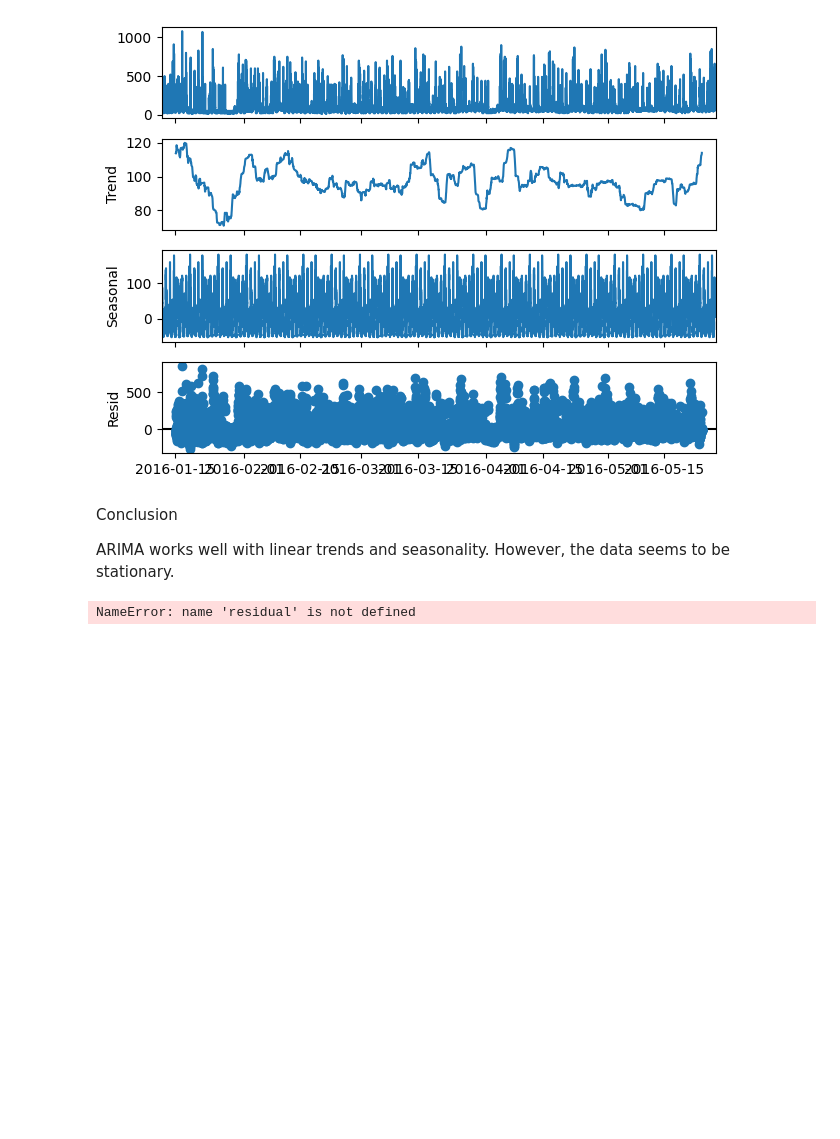
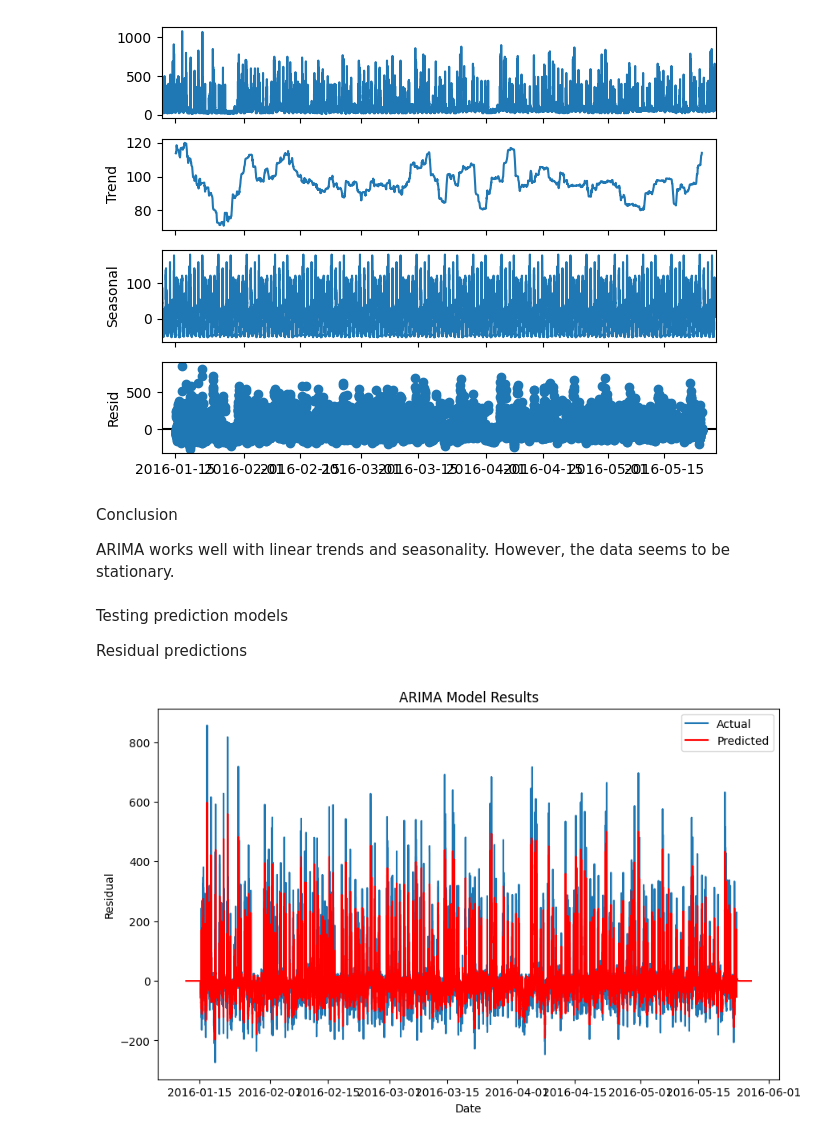
Before and after one commit to EduardoJMatosRomero/EduardoJulianMatosRomero_DCA_DVT_MLB_HCI, a Jupyter notebook: EduardoJulianMatosRomero_DCA_DVT_MLB_HCI.ipynb, the cells around one changed output. Drawn from its saved outputs; the diff is of its cells as text; code cells hidden in the pictures; blank space fills up the shorter version.

```diff
--- a/EduardoJulianMatosRomero_DCA_DVT_MLB_HCI.ipynb
+++ b/EduardoJulianMatosRomero_DCA_DVT_MLB_HCI.ipynb
@@ -13,6 +13,18 @@ from statsmodels.tsa.arima.model import ARIMA
 from sklearn.ensemble import GradientBoostingRegressor, RandomForestRegressor
 from sklearn.model_selection import GridSearchCV, train_test_split
 from sklearn import metrics
+#%pip install dash plotly pandas
+import pandas as pd
+import plotly.express as px
+import plotly.io as pio
+import plotly.graph_objects as go
+pio.templates.default = "plotly_white"
+#%pip install mlxtend
+import dash
+import dash_core_components as dcc
+import dash_html_components as html
+from dash.dependencies import Input, Output
+import plotly.express as px
 # %% [markdown]
 # Question 1:
 
@@ -493,13 +505,21 @@ model_AR = ARIMA(residual, order=(3, 0, 3))
 
 # Fit the model
 results_AR = model_AR.fit()
-# %%
-from statsmodels.tsa.arima.model import ARIMA
-
-# Defining ARIMA model with parameters p=3, d=0, q=3
-df_Arima = ARIMA(residual, order=(3, 0, 3))
-
-# Fitting the model
-fit_AR = df_Arima.fit()
-# %% [output]
-NameError: name 'residual' is not defined
+# %% [markdown]
+Testing prediction models
+
+Residual predictions
+# %%
+# Ploting ARIMA results
+plt.figure(figsize=(10, 6))  # Set the figure size
+
+# Drawing the actual residuals and predicted values
+plt.plot(residual, label='Actual')
+plt.plot(results_AR.fittedvalues, color='red', label='Predicted')
+plt.xlabel("Date")
+plt.ylabel("Residual")
+plt.legend(loc="best")
+plt.title('ARIMA Model Results')
+plt.show()
+# %% [output]
+[figure, added]
```
Also changed, not shown: parts of 40 cells of this notebook, 1 other file.
